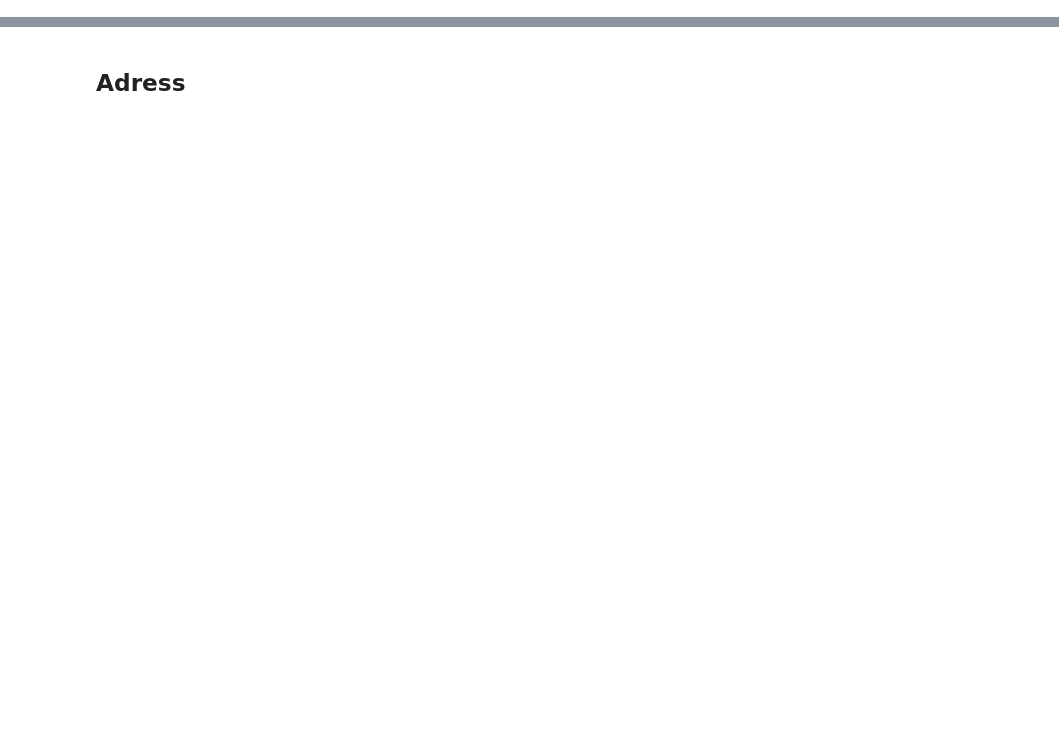
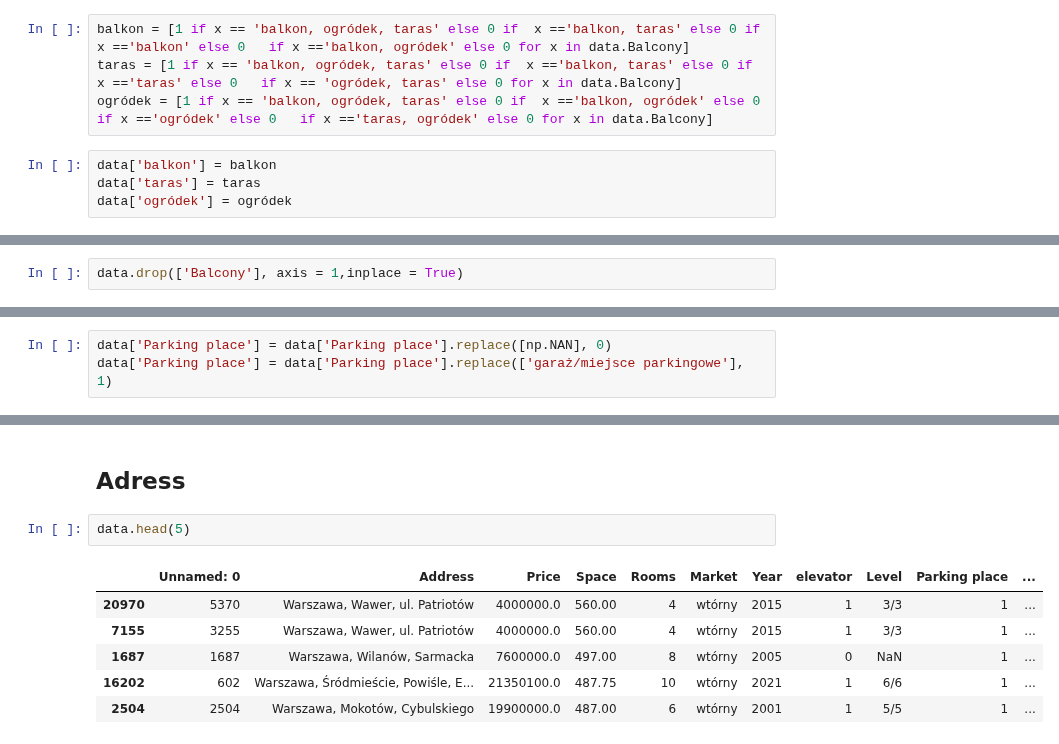
Before and after one commit to CarJung/Uni, a Jupyter notebook: Warsaw_flats/Data_enginering.ipynb, the cells around one changed output, grey strips where cells are left out. Drawn from its saved outputs; the diff is of its cells as text; blank space fills up the shorter version.

```diff
--- a/Warsaw_flats/Data_enginering.ipynb
+++ b/Warsaw_flats/Data_enginering.ipynb
@@ -353,0 +363,8 @@ Name: Balcony, Length: 7677, dtype: object
+# %%
+balkon = [1 if x == 'balkon, ogródek, taras' else 0 if  x =='balkon, taras' else 0 if x =='balkon' else 0   if x =='balkon, ogródek' else 0 for x in data.Balcony]
+taras = [1 if x == 'balkon, ogródek, taras' else 0 if  x =='balkon, taras' else 0 if x =='taras' else 0   if x == 'ogródek, taras' else 0 for x in data.Balcony]
+ogródek = [1 if x == 'balkon, ogródek, taras' else 0 if  x =='balkon, ogródek' else 0 if x =='ogródek' else 0   if x =='taras, ogródek' else 0 for x in data.Balcony]
+# %%
+data['balkon'] = balkon
+data['taras'] = taras
+data['ogródek'] = ogródek
@@ -354,2 +379,4 @@ Name: Balcony, Length: 7677, dtype: object
+# %%
+data.drop(['Balcony'], axis = 1,inplace = True)
 # %% [markdown]
 ## Parking place
@@ -355,0 +402,3 @@ Name: Balcony, Length: 7677, dtype: object
+# %%
+data['Parking place'] = data['Parking place'].replace([np.NAN], 0)
+data['Parking place'] = data['Parking place'].replace(['garaż/miejsce parkingowe'], 1)
@@ -356,2 +420,11 @@ Name: Balcony, Length: 7677, dtype: object
 # %% [markdown]
 ## Adress
+# %%
+data.head(5)
+# %% [output]
+|  | Unnamed: 0 | Address | Price | Space | Rooms | Market | Year | elevator | Level | Parking place | ... |
+| 20970 | 5370 | Warszawa, Wawer, ul. Patriotów | 4000000.0 | 560.00 | 4 | wtórny | 2015 | 1 | 3/3 | 1 | ... |
+| 7155 | 3255 | Warszawa, Wawer, ul. Patriotów | 4000000.0 | 560.00 | 4 | wtórny | 2015 | 1 | 3/3 | 1 | ... |
+| 1687 | 1687 | Warszawa, Wilanów, Sarmacka | 7600000.0 | 497.00 | 8 | wtórny | 2005 | 0 | NaN | 1 | ... |
+| 16202 | 602 | Warszawa, Śródmieście, Powiśle, E... | 21350100.0 | 487.75 | 10 | wtórny | 2021 | 1 | 6/6 | 1 | ... |
+| 2504 | 2504 | Warszawa, Mokotów, Cybulskiego | 19900000.0 | 487.00 | 6 | wtórny | 2001 | 1 | 5/5 | 1 | ... |
```
Also changed, not shown: parts of 13 cells of this notebook.
